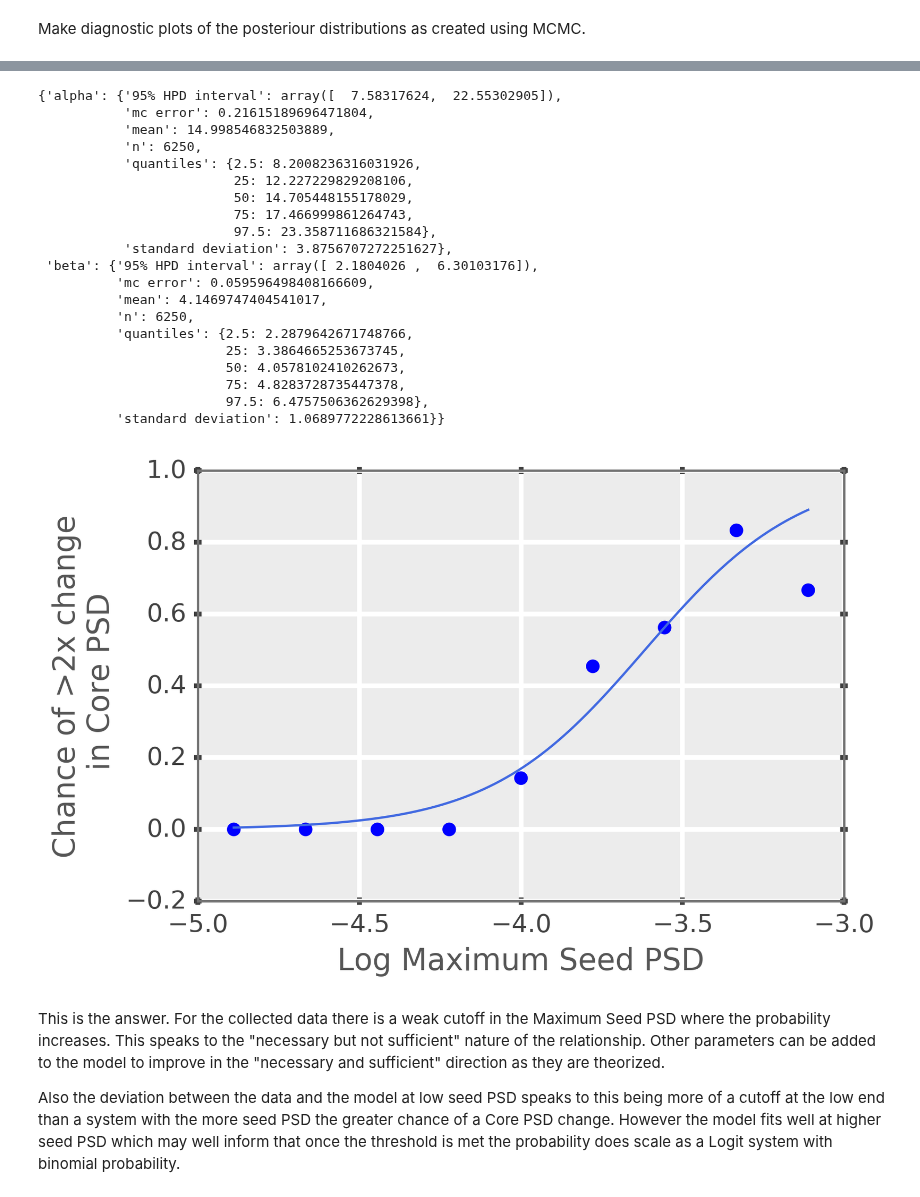
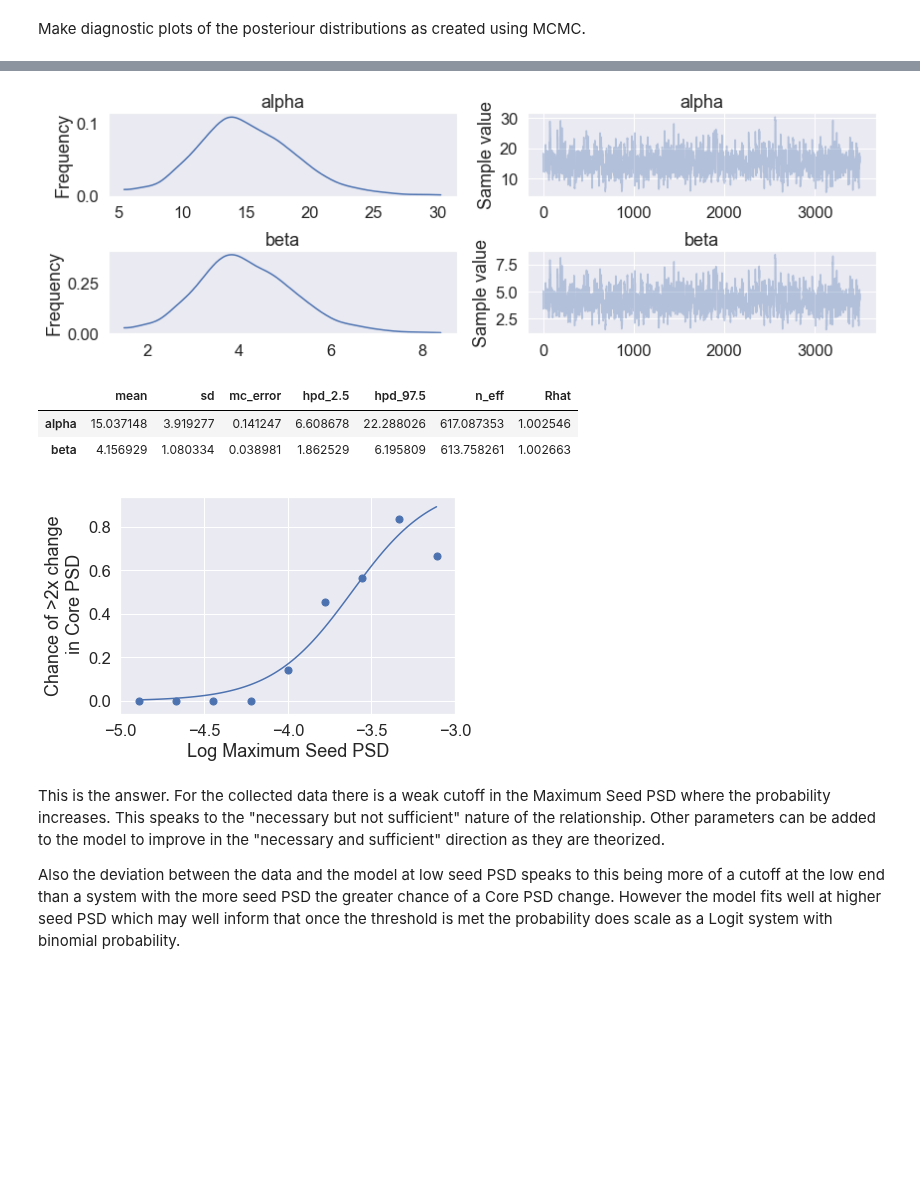
Before and after one commit to balarsen/pymc_learning, a Jupyter notebook: Logit/Boyd Logit 1.ipynb, the cells around one changed output, grey strips where cells are left out. Drawn from its saved outputs; the diff is of its cells as text; code cells hidden in the pictures; blank space fills up the shorter version.

```diff
--- a/Logit/Boyd Logit 1.ipynb
+++ b/Logit/Boyd Logit 1.ipynb
@@ -32,9 +32,12 @@ This is the same technique used in the estimation of deaths due to a concentrati
 # http://onlinelibrary.wiley.com/doi/10.1002/2016JA022652/epdf
 
 
-import pymc
+import pymc3
 from pprint import pprint
 import numpy as np
 import matplotlib.pyplot as plt
 import spacepy.plot as spp
+import seaborn as sns
+import tqdm
+sns.set(font_scale=1.5)
 # %% [output]
@@ -160,20 +176,17 @@ Setup the Bayesian model accorind to the description above. Run the Markov chain
 # %%
 # define priors
 # these are wide uninformative priors
-# alpha = pymc.Normal('alpha', mu=0, tau=1.0/5**2)
-# beta = pymc.Normal('beta', mu=0, tau=1.0/10**2)
-alpha = pymc.Uniform('alpha', 0,40)
-beta = pymc.Uniform('beta', 0,40)
 
+with pymc3.Model() as model:
+    alpha = pymc3.Uniform('alpha', 0,40)
+    beta = pymc3.Uniform('beta', 0,40)
 
-# define likelihood
-p = pymc.InvLogit('p', alpha + beta*seed_bins_centers)
-print('n_pts', n_pts, 'p', p, 'successes', successes, )
+    # define likelihood
+    p = pymc3.math.invlogit(alpha + beta*seed_bins_centers)
+    print('n_pts', n_pts, 'p', p, 'successes', successes, )
 
-y = pymc.Binomial('y_obs', n=n_pts, p=p, value=successes, observed=True)
+    y = pymc3.Binomial('y_obs', n=n_pts, p=p, observed=successes)
 
-# inference
-m = pymc.Model([alpha, beta, y])
-mc = pymc.MCMC(m)
-mc.sample(iter=501000, burn=1000, burn_till_tuned=True, thin=80)
+    # inference
+    trace = pymc3.sample(iter=501000, njobs=7, burn=1000, burn_till_tuned=True, thin=80)
 # %% [output]
@@ -191,37 +203,24 @@ Plotting alpha
-# %%
-pprint(mc.stats())
-# %% [output]
-{'alpha': {'95% HPD interval': array([  7.58317624,  22.55302905]),
-           'mc error': 0.21615189696471804,
-           'mean': 14.998546832503889,
-           'n': 6250,
-           'quantiles': {2.5: 8.2008236316031926,
-                         25: 12.227229829208106,
-                         50: 14.705448155178029,
-                         75: 17.466999861264743,
-                         97.5: 23.358711686321584},
-           'standard deviation': 3.8756707272251627},
- 'beta': {'95% HPD interval': array([ 2.1804026 ,  6.30103176]),
-          'mc error': 0.059596498408166609,
-          'mean': 4.1469747404541017,
-          'n': 6250,
-          'quantiles': {2.5: 2.2879642671748766,
-                        25: 3.3864665253673745,
-                        50: 4.0578102410262673,
-                        75: 4.8283728735447378,
-                        97.5: 6.4757506362629398},
-          'standard deviation': 1.0689772228613661}}
+# %%
+pymc3.traceplot(trace, combined=True);
+# %% [output]
+[figure, added]
+# %%
+pymc3.summary(trace)
+# %% [output]
+|  | mean | sd | mc_error | hpd_2.5 | hpd_97.5 | n_eff | Rhat |
+| alpha | 15.037148 | 3.919277 | 0.141247 | 6.608678 | 22.288026 | 617.087353 | 1.002546 |
+| beta | 4.156929 | 1.080334 | 0.038981 | 1.862529 | 6.195809 | 613.758261 | 1.002663 |
 # %%
 xp = np.linspace(seed_bins_centers.min(), seed_bins_centers.max(), 100)
-a = alpha.stats()['mean']
-b = beta.stats()['mean']
-plt.plot(xp, invlogit(a + b*xp).value)
+a = trace['alpha'].mean()
+b = trace['beta'].mean()
+plt.plot(xp, pymc3.math.invlogit(a + b*xp).eval())
 plt.scatter(seed_bins_centers, successes/n_pts, s=50);
 plt.xlabel('Log Maximum Seed PSD')
 plt.ylabel('Chance of >2x change\n in Core PSD')
 plt.gca().ticklabel_format(useOffset=False)
 # %% [output]
-[figure, old version]
+[figure, new version]
 # %% [markdown]
 This is the answer. For the collected data there is a weak cutoff in the Maximum Seed PSD where the probability increases. This speaks to the "necessary but not sufficient" nature of the relationship. Other parameters can be added to the model to improve in the "necessary and sufficient" direction as they are theorized.
 
```
Also changed, not shown: parts of 8 cells of this notebook, 5 other files.
